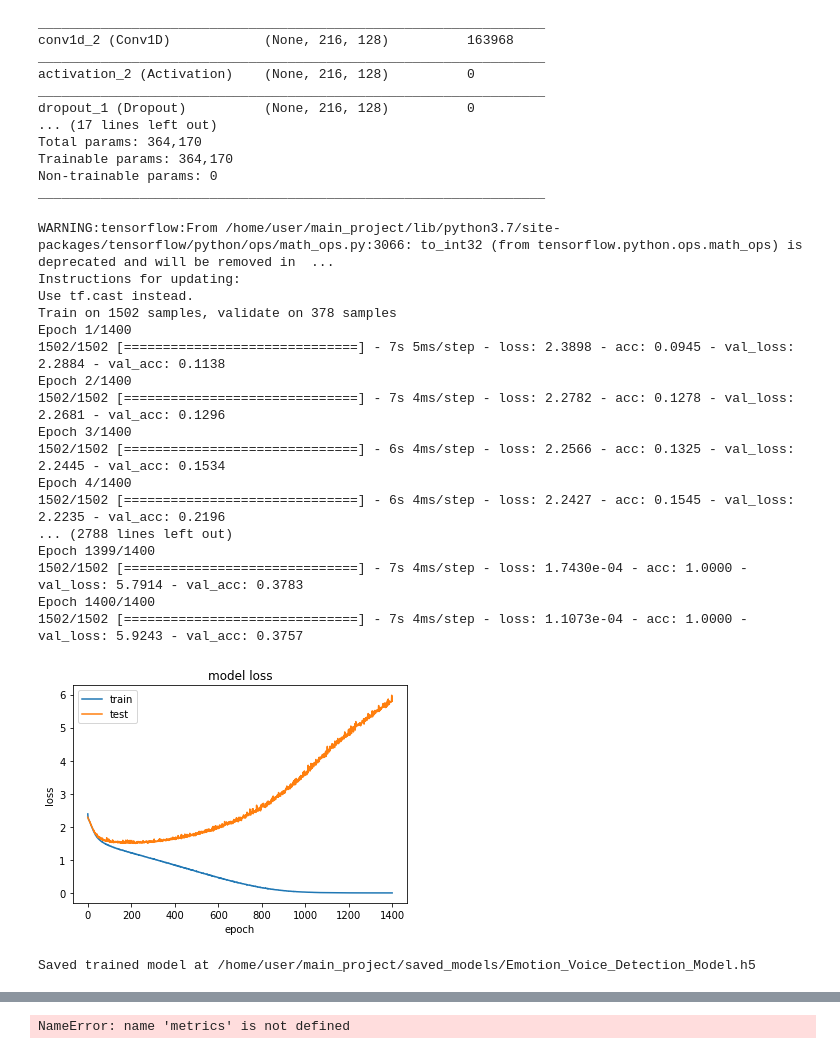
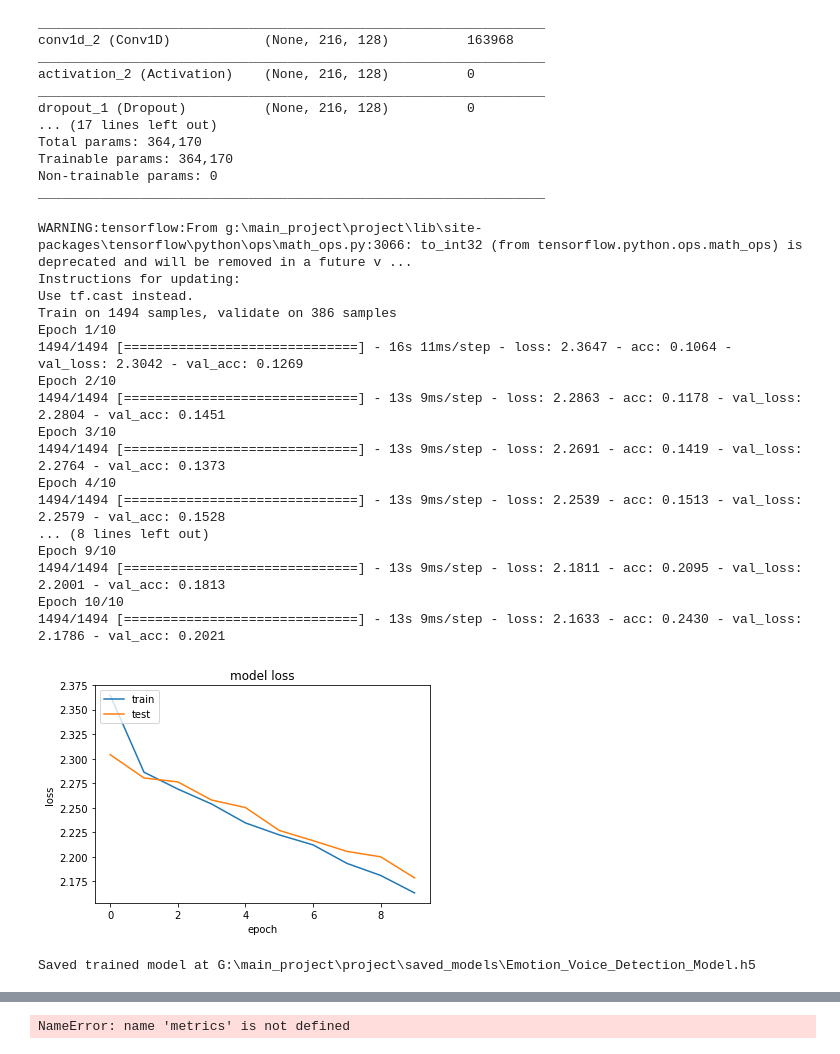
Before and after one commit to AnandhuAshok/emotion_analyzer, a Jupyter notebook: main.ipynb, the cells around one changed output, grey strips where cells are left out. Drawn from its saved outputs; the diff is of its cells as text; code cells hidden in the pictures.

Commit message:
updated  model and making json

```diff
--- a/main.ipynb
+++ b/main.ipynb
@@ -490,44 +490,52 @@ _________________________________________________________________
 # %%
 model.compile(loss='categorical_crossentropy', optimizer=opt,metrics=['accuracy'])
 # %%
-cnnhistory=model.fit(x_traincnn, y_train, batch_size=16, epochs=1400, validation_data=(x_testcnn, y_test))
+cnnhistory=model.fit(x_traincnn, y_train, batch_size=16, epochs=10,validation_data=(x_testcnn, y_test))
 # %% [output]
-WARNING:tensorflow:From /home/user/main_project/lib/python3.7/site-packages/tensorflow/python/ops/math_ops.py:3066: to_int32 (from tensorflow.python.ops.math_ops) is deprecated and will be removed in  ...
+WARNING:tensorflow:From g:\main_project\project\lib\site-packages\tensorflow\python\ops\math_ops.py:3066: to_int32 (from tensorflow.python.ops.math_ops) is deprecated and will be removed in a future v ...
 Instructions for updating:
 Use tf.cast instead.
-Train on 1502 samples, validate on 378 samples
-Epoch 1/1400
-1502/1502 [==============================] - 7s 5ms/step - loss: 2.3898 - acc: 0.0945 - val_loss: 2.2884 - val_acc: 0.1138
-Epoch 2/1400
-1502/1502 [==============================] - 7s 4ms/step - loss: 2.2782 - acc: 0.1278 - val_loss: 2.2681 - val_acc: 0.1296
-Epoch 3/1400
-1502/1502 [==============================] - 6s 4ms/step - loss: 2.2566 - acc: 0.1325 - val_loss: 2.2445 - val_acc: 0.1534
-Epoch 4/1400
-1502/1502 [==============================] - 6s 4ms/step - loss: 2.2427 - acc: 0.1545 - val_loss: 2.2235 - val_acc: 0.2196
-... (2788 lines left out)
-Epoch 1399/1400
-1502/1502 [==============================] - 7s 4ms/step - loss: 1.7430e-04 - acc: 1.0000 - val_loss: 5.7914 - val_acc: 0.3783
-Epoch 1400/1400
-1502/1502 [==============================] - 7s 4ms/step - loss: 1.1073e-04 - acc: 1.0000 - val_loss: 5.9243 - val_acc: 0.3757
+Train on 1494 samples, validate on 386 samples
+Epoch 1/10
+1494/1494 [==============================] - 16s 11ms/step - loss: 2.3647 - acc: 0.1064 - val_loss: 2.3042 - val_acc: 0.1269
+Epoch 2/10
+1494/1494 [==============================] - 13s 9ms/step - loss: 2.2863 - acc: 0.1178 - val_loss: 2.2804 - val_acc: 0.1451
+Epoch 3/10
+1494/1494 [==============================] - 13s 9ms/step - loss: 2.2691 - acc: 0.1419 - val_loss: 2.2764 - val_acc: 0.1373
+Epoch 4/10
+1494/1494 [==============================] - 13s 9ms/step - loss: 2.2539 - acc: 0.1513 - val_loss: 2.2579 - val_acc: 0.1528
+... (8 lines left out)
+Epoch 9/10
+1494/1494 [==============================] - 13s 9ms/step - loss: 2.1811 - acc: 0.2095 - val_loss: 2.2001 - val_acc: 0.1813
+Epoch 10/10
+1494/1494 [==============================] - 13s 9ms/step - loss: 2.1633 - acc: 0.2430 - val_loss: 2.1786 - val_acc: 0.2021
 # %%
 plt.plot(cnnhistory.history['loss'])
 plt.plot(cnnhistory.history['val_loss'])
 plt.title('model loss')
 plt.ylabel('loss')
 plt.xlabel('epoch')
 plt.legend(['train', 'test'], loc='upper left')
 plt.show()
 model_name = 'Emotion_Voice_Detection_Model.h5'
 save_dir = os.path.join(os.getcwd(), 'saved_models')
 # Save model
 if not os.path.isdir(save_dir):
     os.makedirs(save_dir)
 model_path = os.path.join(save_dir, model_name)
 model.save(model_path)
 print('Saved trained model at %s ' % model_path)
+
+
+
+
+import json
+model_json = model.to_json()
+with open("model.json", "w") as json_file:
+    json_file.write(model_json)
 # %% [output]
-[figure, old version]
+[figure, new version]
-Saved trained model at /home/user/main_project/saved_models/Emotion_Voice_Detection_Model.h5
+Saved trained model at G:\main_project\project\saved_models\Emotion_Voice_Detection_Model.h5
 # %%
 preds = model.predict(x_testcnn,batch_size=32,verbose=1)
 # %% [output]
```
Also changed, not shown: parts of 38 cells of this notebook.
